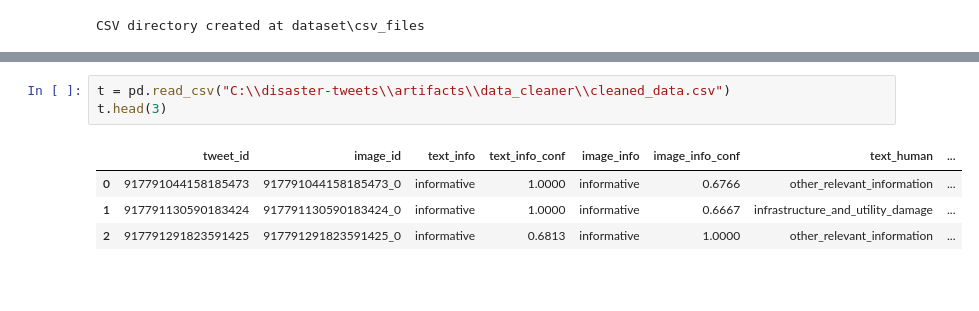
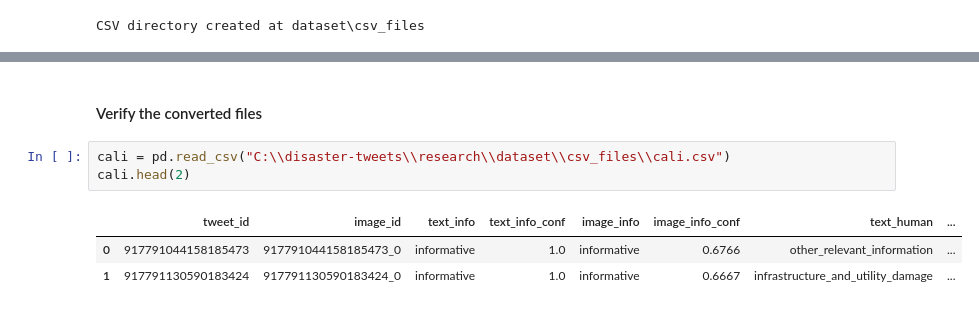
Before and after one commit to playfullClouds/disaster-tweets, a Jupyter notebook: research/test.ipynb, the cells around one changed output, grey strips where cells are left out. Saved outputs shown, nothing was run; the diff lists cells and outputs as text; blank space fills up the shorter version.

```diff
--- a/research/test.ipynb
+++ b/research/test.ipynb
@@ -183,8 +235,9 @@ Converted CSV files: []
+# %% [markdown]
+#### Verify the converted files
 # %%
-t = pd.read_csv("C:\\disaster-tweets\\artifacts\\data_cleaner\\cleaned_data.csv")
-t.head(3)
+cali = pd.read_csv("C:\\disaster-tweets\\research\\dataset\\csv_files\\cali.csv")
+cali.head(2)
 # %% [output]
 |  | tweet_id | image_id | text_info | text_info_conf | image_info | image_info_conf | text_human | ... |
-| 0 | 917791044158185473 | 917791044158185473_0 | informative | 1.0000 | informative | 0.6766 | other_relevant_information | ... |
-| 1 | 917791130590183424 | 917791130590183424_0 | informative | 1.0000 | informative | 0.6667 | infrastructure_and_utility_damage | ... |
-| 2 | 917791291823591425 | 917791291823591425_0 | informative | 0.6813 | informative | 1.0000 | other_relevant_information | ... |
+| 0 | 917791044158185473 | 917791044158185473_0 | informative | 1.0 | informative | 0.6766 | other_relevant_information | ... |
+| 1 | 917791130590183424 | 917791130590183424_0 | informative | 1.0 | informative | 0.6667 | infrastructure_and_utility_damage | ... |
```
Also changed, not shown: parts of 158 cells of this notebook, 29 other files.
